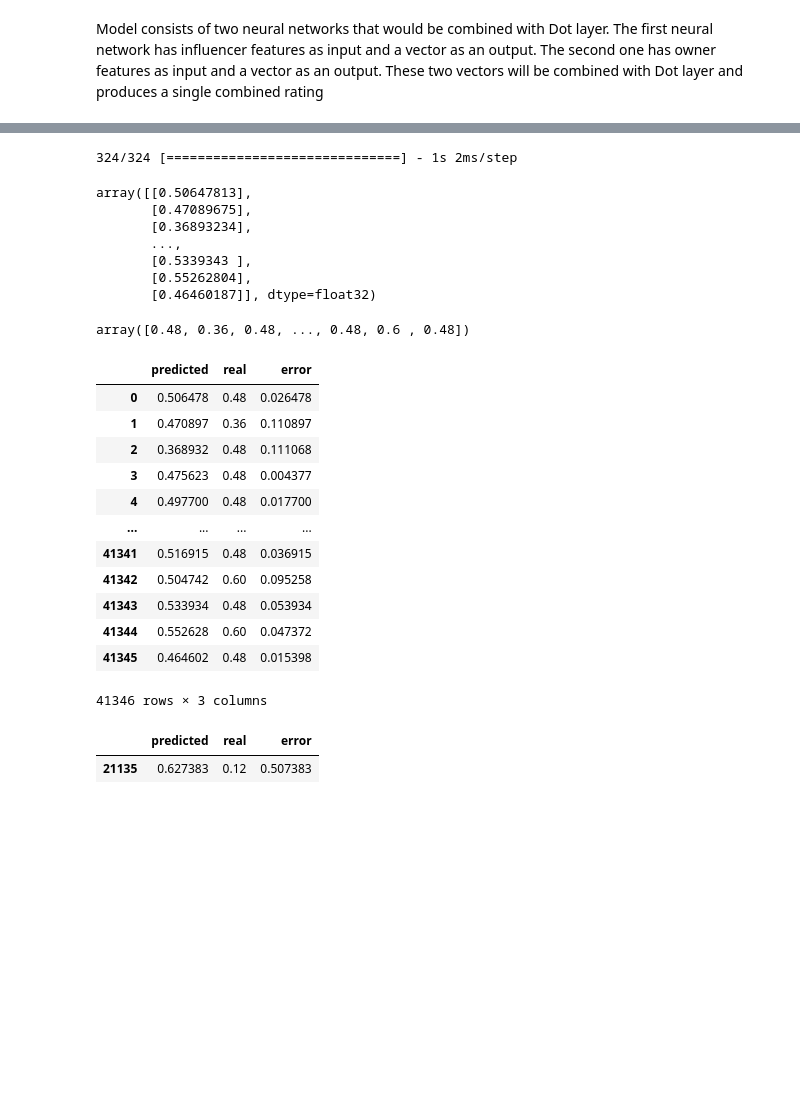
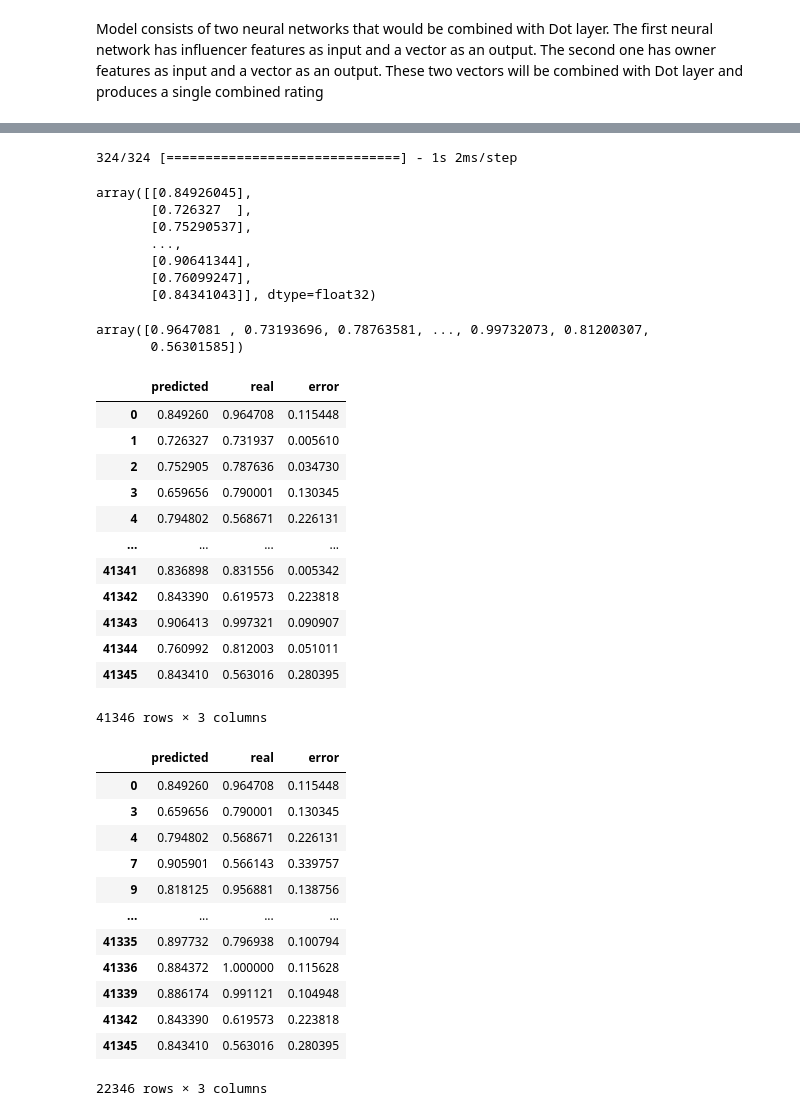
Before and after one commit to Bangkit-Capstone-C23-PS338/modul-ML, a Jupyter notebook: recommender/Recommender-MAL.ipynb, the cells around one changed output, grey strips where cells are left out. Cells and saved outputs as stored; diff of their text form; code cells hidden in the pictures; blank space fills up the shorter version.

```diff
--- a/recommender/Recommender-MAL.ipynb
+++ b/recommender/Recommender-MAL.ipynb
@@ -161,6 +159,6 @@ I give up documenting
 # %%
 STAR_WEIGHT = 0.6
-SENTIMENT_WEIGHT = 0.
+SENTIMENT_WEIGHT = 0.4
 
 df_history["combined_rating"] = STAR_WEIGHT * df_history["star_rating"] / 5 + SENTIMENT_WEIGHT * df_history["sentiment_rating"]
 df_history
@@ -324,8 +322,8 @@ VECTOR_SIZE = 128
 # tf.random.set_seed(1)
 
 model_influencer = tf.keras.models.Sequential([
-    tf.keras.layers.Dense(units=256, activation='relu'),
     tf.keras.layers.Dense(units=128, activation='relu'),
+    tf.keras.layers.Dense(units=64, activation='relu'),
     tf.keras.layers.Dense(units=VECTOR_SIZE, activation='linear'),
 ])
 
@@ -335,8 +333,8 @@ vi = model_influencer(input_influencer)
 vi = tf.linalg.l2_normalize(vi, axis=1)
 
 model_owner = tf.keras.models.Sequential([
-    tf.keras.layers.Dense(units=256, activation='relu'),
     tf.keras.layers.Dense(units=128, activation='relu'),
+    tf.keras.layers.Dense(units=64, activation='relu'),
     tf.keras.layers.Dense(units=VECTOR_SIZE, activation='linear'),
 ])
 
@@ -374,8 +372,8 @@ ________________________________________________________________________________
 LEARNING_RATE = 1e-5
 
 model.compile(optimizer=tf.keras.optimizers.Adam(learning_rate=LEARNING_RATE),
-              loss=tf.keras.losses.MeanSquaredError(),
-              metrics=["accuracy", "mae"])
+              loss=tf.keras.losses.MeanAbsoluteError(),
+              metrics=["mse"])
 
 model.fit(train_dataset, validation_data=val_dataset, epochs=20)
 # %% [output]
@@ -402,13 +400,13 @@ test_predict = model.predict(test_dataset)
 test_predict
 # %% [output]
 324/324 [==============================] - 1s 2ms/step
-array([[0.50647813],
-       [0.47089675],
-       [0.36893234],
+array([[0.84926045],
+       [0.726327  ],
+       [0.75290537],
        ...,
-       [0.5339343 ],
-       [0.55262804],
-       [0.46460187]], dtype=float32)
+       [0.90641344],
+       [0.76099247],
+       [0.84341043]], dtype=float32)
 # %%
 import numpy as np
 
@@ -419,7 +417,8 @@ for batch in test_dataset:
 
 labels
 # %% [output]
-array([0.48, 0.36, 0.48, ..., 0.48, 0.6 , 0.48])
+array([0.9647081 , 0.73193696, 0.78763581, ..., 0.99732073, 0.81200307,
+       0.56301585])
 # %%
 compare = pd.concat([pd.DataFrame(test_predict, columns=["predicted"]),
                      pd.DataFrame(labels, columns=["real"])], axis=1)
@@ -429,20 +428,31 @@ compare["error"] = abs(compare["predicted"] - compare["real"])
 compare
 # %% [output]
 |  | predicted | real | error |
-| 0 | 0.506478 | 0.48 | 0.026478 |
-| 1 | 0.470897 | 0.36 | 0.110897 |
-| 2 | 0.368932 | 0.48 | 0.111068 |
-| 3 | 0.475623 | 0.48 | 0.004377 |
-| 4 | 0.497700 | 0.48 | 0.017700 |
+| 0 | 0.849260 | 0.964708 | 0.115448 |
+| 1 | 0.726327 | 0.731937 | 0.005610 |
+| 2 | 0.752905 | 0.787636 | 0.034730 |
+| 3 | 0.659656 | 0.790001 | 0.130345 |
+| 4 | 0.794802 | 0.568671 | 0.226131 |
 | ... | ... | ... | ... |
-| 41341 | 0.516915 | 0.48 | 0.036915 |
-| 41342 | 0.504742 | 0.60 | 0.095258 |
-| 41343 | 0.533934 | 0.48 | 0.053934 |
-| 41344 | 0.552628 | 0.60 | 0.047372 |
-| 41345 | 0.464602 | 0.48 | 0.015398 |
+| 41341 | 0.836898 | 0.831556 | 0.005342 |
+| 41342 | 0.843390 | 0.619573 | 0.223818 |
+| 41343 | 0.906413 | 0.997321 | 0.090907 |
+| 41344 | 0.760992 | 0.812003 | 0.051011 |
+| 41345 | 0.843410 | 0.563016 | 0.280395 |
 41346 rows × 3 columns
 # %%
-compare[compare["error"] >= 5e-1]
+compare[compare["error"] >= 1e-1]
 # %% [output]
 |  | predicted | real | error |
-| 21135 | 0.627383 | 0.12 | 0.507383 |
+| 0 | 0.849260 | 0.964708 | 0.115448 |
+| 3 | 0.659656 | 0.790001 | 0.130345 |
+| 4 | 0.794802 | 0.568671 | 0.226131 |
+| 7 | 0.905901 | 0.566143 | 0.339757 |
+| 9 | 0.818125 | 0.956881 | 0.138756 |
+| ... | ... | ... | ... |
+| 41335 | 0.897732 | 0.796938 | 0.100794 |
+| 41336 | 0.884372 | 1.000000 | 0.115628 |
+| 41339 | 0.886174 | 0.991121 | 0.104948 |
+| 41342 | 0.843390 | 0.619573 | 0.223818 |
+| 41345 | 0.843410 | 0.563016 | 0.280395 |
+22346 rows × 3 columns
```
Also changed, not shown: parts of 11 cells of this notebook.
